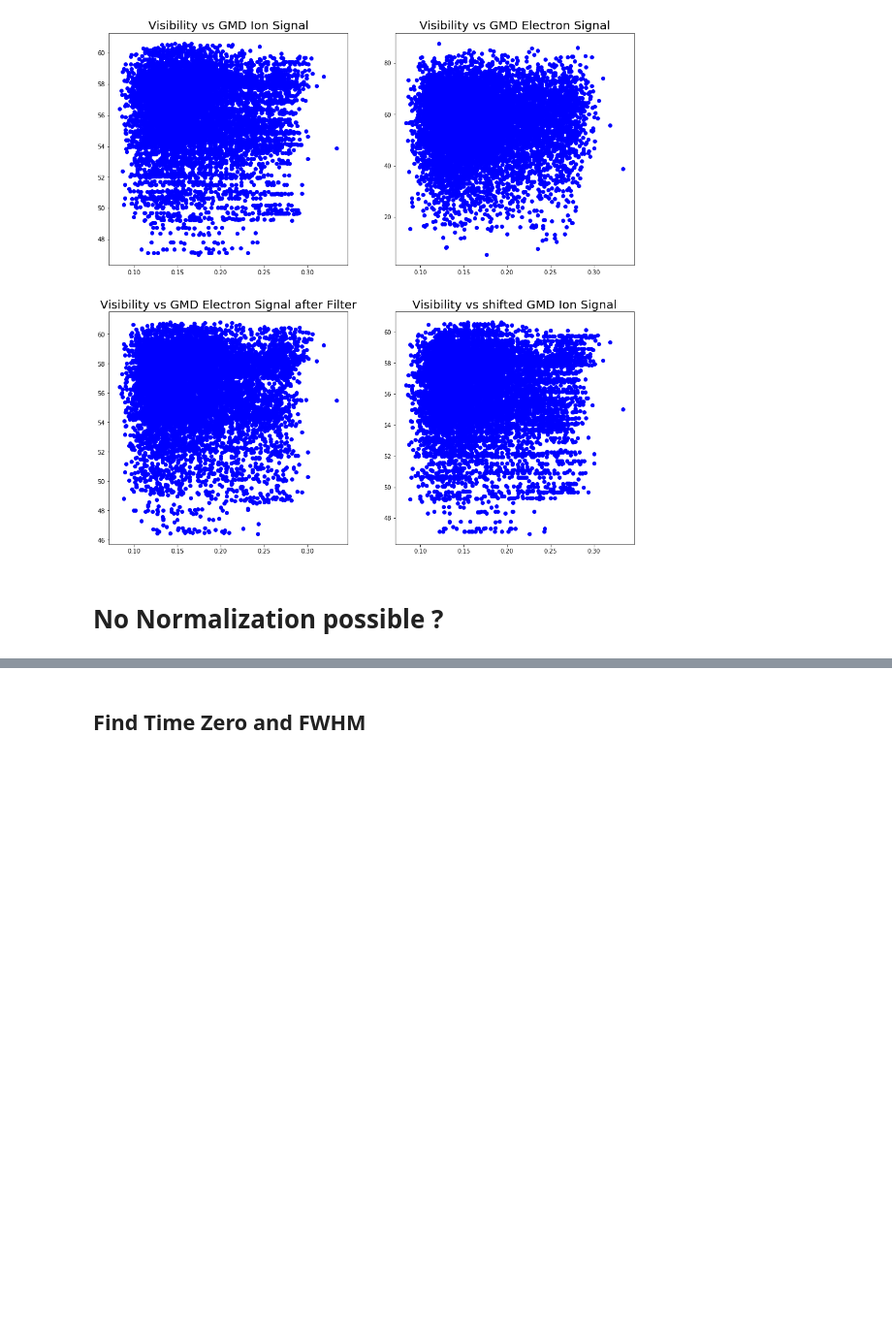
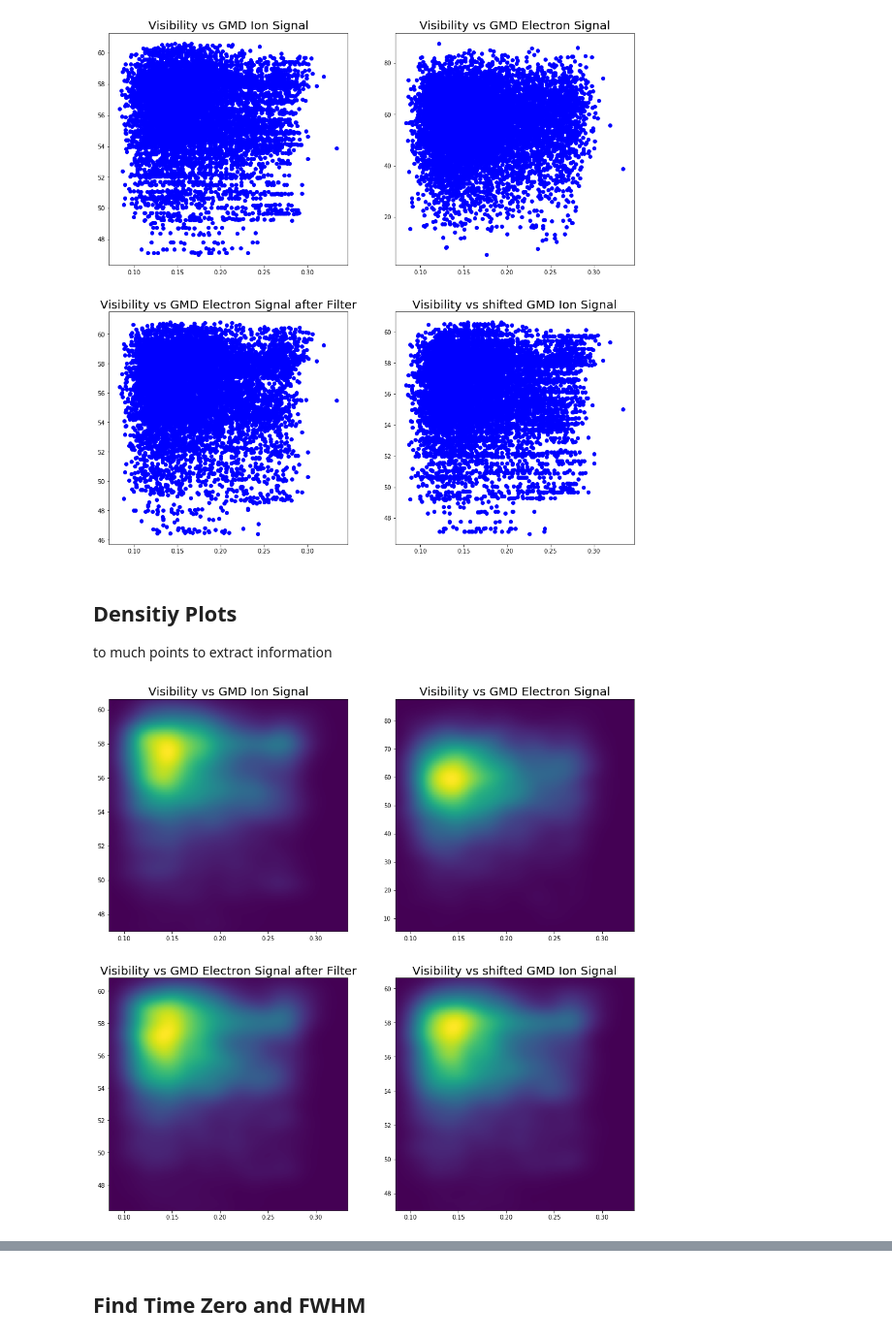
Before and after one commit to chrispassow/DESC-commissioning, a Jupyter notebook: fringes/DESC-fringe-scan.ipynb, the cells around one changed output, grey strips where cells are left out. Shown at 97% size. Drawn from its saved outputs; the diff is of its cells as text; code cells hidden in the pictures; blank space fills up the shorter version.

```diff
--- a/fringes/DESC-fringe-scan.ipynb
+++ b/fringes/DESC-fringe-scan.ipynb
@@ -306,7 +356,7 @@ def filterElectronSignal(inputValues):
         else:
             temp = a0 * inputValues[i]+a1*inputValues[i-1]+b1*outputValues[i-1]
         outputValues.append(temp)
-    return outputValues
+    return np.asarray(outputValues)
 # %%
 filteredElectronGmdBda = filterElectronSignal(np.nan_to_num(gmdPulseResBda))
 shift = -34
@@ -348,5 +398,39 @@ plt.title('Visibility vs shifted GMD Ion Signal', fontsize=20)
 plt.show()
 # %% [output]
 [figure]
-# %% [markdown]
-# No Normalization possible ?
+# %% [markdown]
+## Densitiy Plots
+to much points to extract information
+# %%
+def calcDensityOfCorrelation(array1, array2, nbins = 300):
+    x = np.asarray([array1[index] for index in range(len(array1)) if array1[index] == array1[index] and array2[index] == array2[index]])
+    y = np.asarray([array2[index] for index in range(len(array2)) if array1[index] == array1[index] and array2[index] == array2[index]])
+    k = kde.gaussian_kde([x,y])
+    xi, yi = np.mgrid[x.min():x.max():nbins*1j, y.min():y.max():nbins*1j]
+    zi = k(np.vstack([xi.flatten(), yi.flatten()]))
+    return xi, yi, zi.reshape(xi.shape)
+
+def plotDensityOfCorrelation(array1, array2, nbins = 300):
+    x, y, z = calcDensityOfCorrelation(array1, array2, nbins = 300)
+    plt.pcolormesh(x,y,z)
+# %%
+plt.figure(figsize=(16,16))
+
+plt.subplot(221)
+plotDensityOfCorrelation(visibilities, gmdAveBda.flatten())
+plt.title('Visibility vs GMD Ion Signal', fontsize=20)
+
+plt.subplot(222)
+plotDensityOfCorrelation(visibilities, gmdPulseResBda.flatten())
+plt.title('Visibility vs GMD Electron Signal', fontsize=20)
+
+plt.subplot(223)
+plotDensityOfCorrelation(visibilities, filteredElectronGmdBda.flatten())
+plt.title('Visibility vs GMD Electron Signal after Filter', fontsize=20)
+
+plt.subplot(224)
+plotDensityOfCorrelation(visibilities, shiftedGmdAveBda.flatten())
+plt.title('Visibility vs shifted GMD Ion Signal', fontsize=20)
+plt.show()
+# %% [output]
+[figure, added]
```
Also changed, not shown: parts of 38 cells of this notebook, 2 other files.
